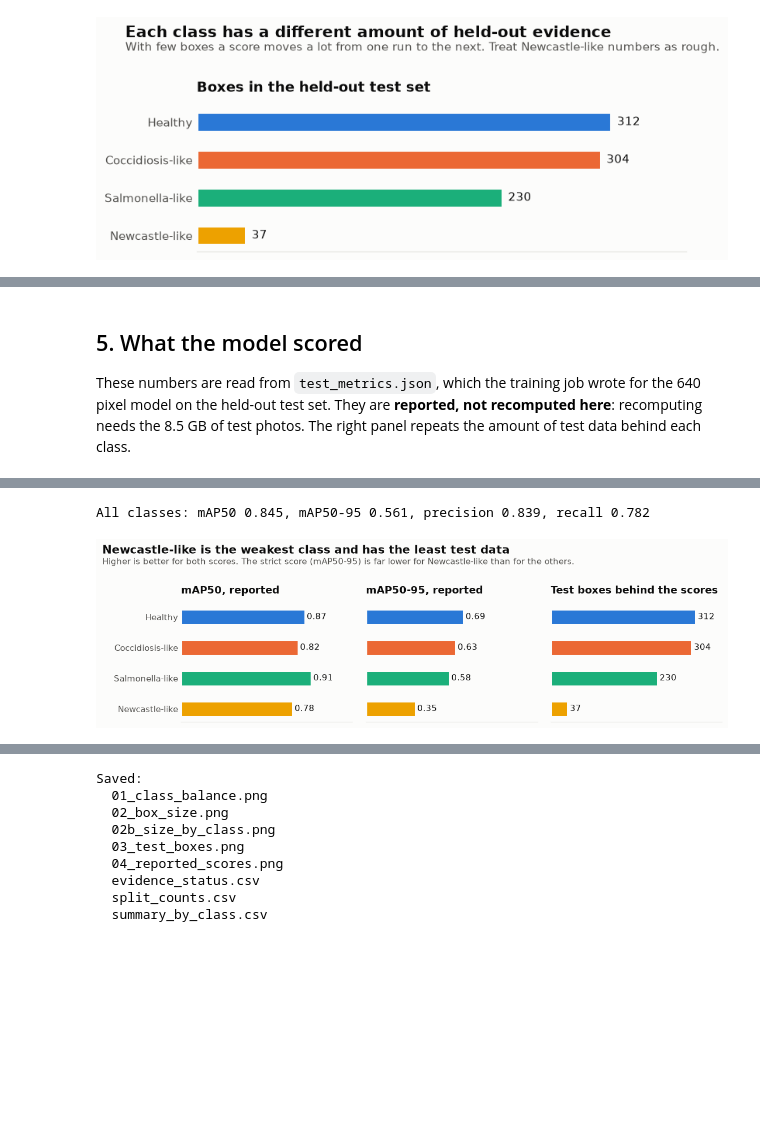
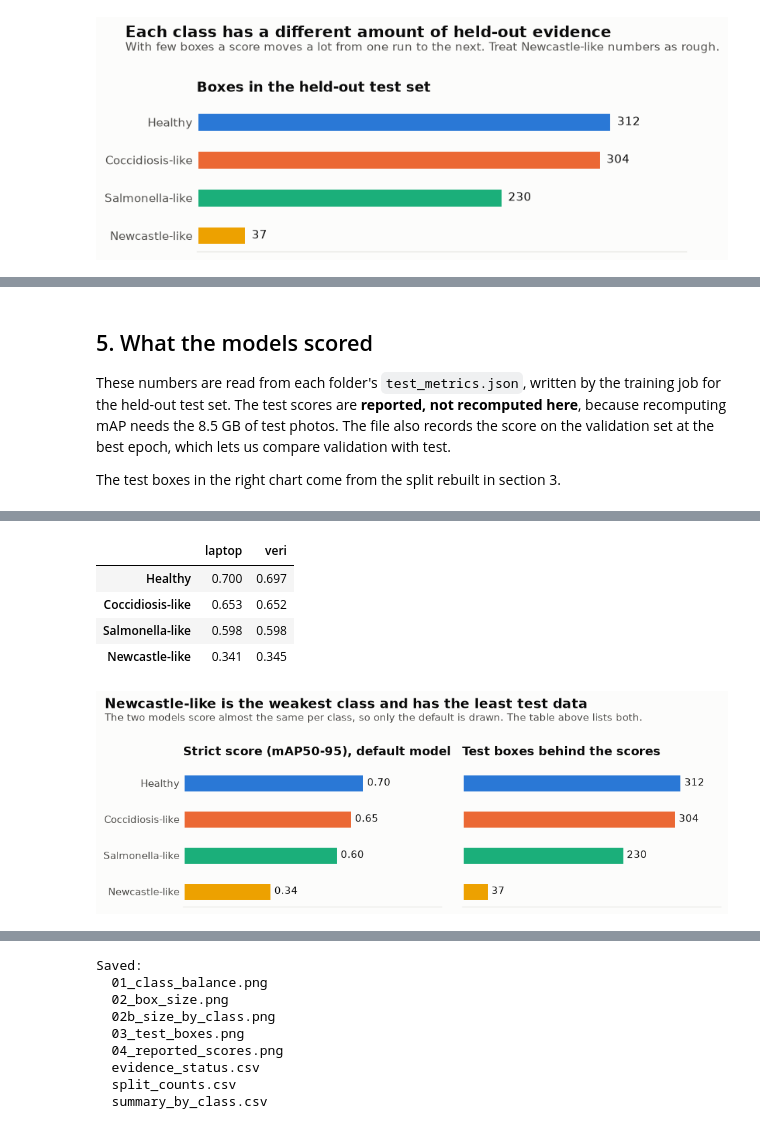
Before and after one commit to Dee-1862/Holy-Crap, a Jupyter notebook: data-visualization/01_data_and_model_audit.ipynb, the cells around one changed output, grey strips where cells are left out. Drawn from its saved outputs; the diff is of its cells as text; code cells hidden in the pictures; blank space fills up the shorter version.

```diff
--- a/data-visualization/01_data_and_model_audit.ipynb
+++ b/data-visualization/01_data_and_model_audit.ipynb
@@ -275,26 +286,33 @@ print("The 8 rows are 4 box values and 4 class scores for each of", y.shape[2],
 input images [1, 3, 320, 320]  ->  output output0 [1, 8, 2100]
 The 8 rows are 4 box values and 4 class scores for each of 2100 candidate boxes. The file loads and runs.
 # %% [markdown]
-## 5. What the model scored
+## 5. What the models scored
 
-These numbers are read from `test_metrics.json`, which the training job wrote for the 640 pixel model on the held-out test set. They are **reported, not recomputed here**: recomputing needs the 8.5 GB of test photos. The right panel repeats the amount of test data behind each class.
+These numbers are read from each folder's `test_metrics.json`, written by the training job for the held-out test set. The test scores are **reported, not recomputed here**, because recomputing mAP needs the 8.5 GB of test photos. The file also records the score on the validation set at the best epoch, which lets us compare validation with test.
+
+The test boxes in the right chart come from the split rebuilt in section 3.
 # %%
-rep = json.loads((MODEL_DIR / "test_metrics.json").read_text())
-m50, m5095 = rep["per_class_mAP50"], rep["per_class_mAP50_95"]
-display(pd.DataFrame({"mAP50": m50, "mAP50-95": m5095, "test boxes": dict(zip(order, test_boxes))}).loc[order].rename(index=hv.CLASS_LABEL))
-print(f"All classes: mAP50 {rep['test_mAP50']}, mAP50-95 {rep['test_mAP50_95']}, precision {rep['precision']}, recall {rep['recall']}")
+rep = {k: json.loads((d / "test_metrics.json").read_text()) for k, d in MODEL_DIRS.items()}
+rows = []
+for k, r in rep.items():
+    t, v = r["test_box"], r["val_at_best"]
+    rows.append({"model": k, "epochs trained": r["epochs_trained"], "best epoch": r["best_epoch"],
+                 "val mAP50": round(v["mAP50"], 3), "test mAP50": round(t["mAP50"], 3),
+                 "val mAP50-95": round(v["mAP50_95"], 3), "test mAP50-95": round(t["mAP50_95"], 3),
+                 "test minus val (mAP50-95)": round(t["mAP50_95"] - v["mAP50_95"], 3)})
+display(pd.DataFrame(rows).set_index("model"))
 
-fig, axes = plt.subplots(1, 3, figsize=(11.2, 3.2), sharey=True)
-hv.barh(axes[0], labels, [m50[c] for c in order], colors, fmt="{:.2f}", xmax=1.2)
-axes[0].set_title("mAP50, reported")
-hv.barh(axes[1], labels, [m5095[c] for c in order], colors, fmt="{:.2f}", xmax=1.2)
-axes[1].set_title("mAP50-95, reported")
-hv.barh(axes[2], labels, test_boxes, colors)
-axes[2].set_title("Test boxes behind the scores")
-for ax in axes[1:]:
-    ax.tick_params(axis="y", labelleft=False)
+per = {k: r["test_box"]["per_class_mAP50_95"] for k, r in rep.items()}
+display(pd.DataFrame(per).loc[order].rename(index=hv.CLASS_LABEL).round(3))
+
+fig, axes = plt.subplots(1, 2, figsize=(9.4, 3.2), sharey=True)
+hv.barh(axes[0], labels, [per["laptop"][c] for c in order], colors, fmt="{:.2f}", xmax=1.0)
+axes[0].set_title("Strict score (mAP50-95), default model")
+hv.barh(axes[1], labels, test_boxes, colors)
+axes[1].set_title("Test boxes behind the scores")
+axes[1].tick_params(axis="y", labelleft=False)
 hv.headline(fig, "Newcastle-like is the weakest class and has the least test data",
-            "Higher is better for both scores. The strict score (mAP50-95) is far lower for Newcastle-like than for the others.")
+            "The two models score almost the same per class, so only the default is drawn. The table above lists both.")
 fig.subplots_adjust(top=0.70, wspace=0.08)
 hv.savefig(fig, "04_reported_scores")
 plt.show()
@@ -307,5 +324,9 @@ plt.show()
-All classes: mAP50 0.845, mAP50-95 0.561, precision 0.839, recall 0.782
+|  | laptop | veri |
+| Healthy | 0.700 | 0.697 |
+| Coccidiosis-like | 0.653 | 0.652 |
+| Salmonella-like | 0.598 | 0.598 |
+| Newcastle-like | 0.341 | 0.345 |
-[figure, old version]
+[figure, new version]
 # %% [markdown]
 ## 6. Overfitting: what we can and cannot say
 
```
Also changed, not shown: parts of 10 cells of this notebook, 6 other files.
